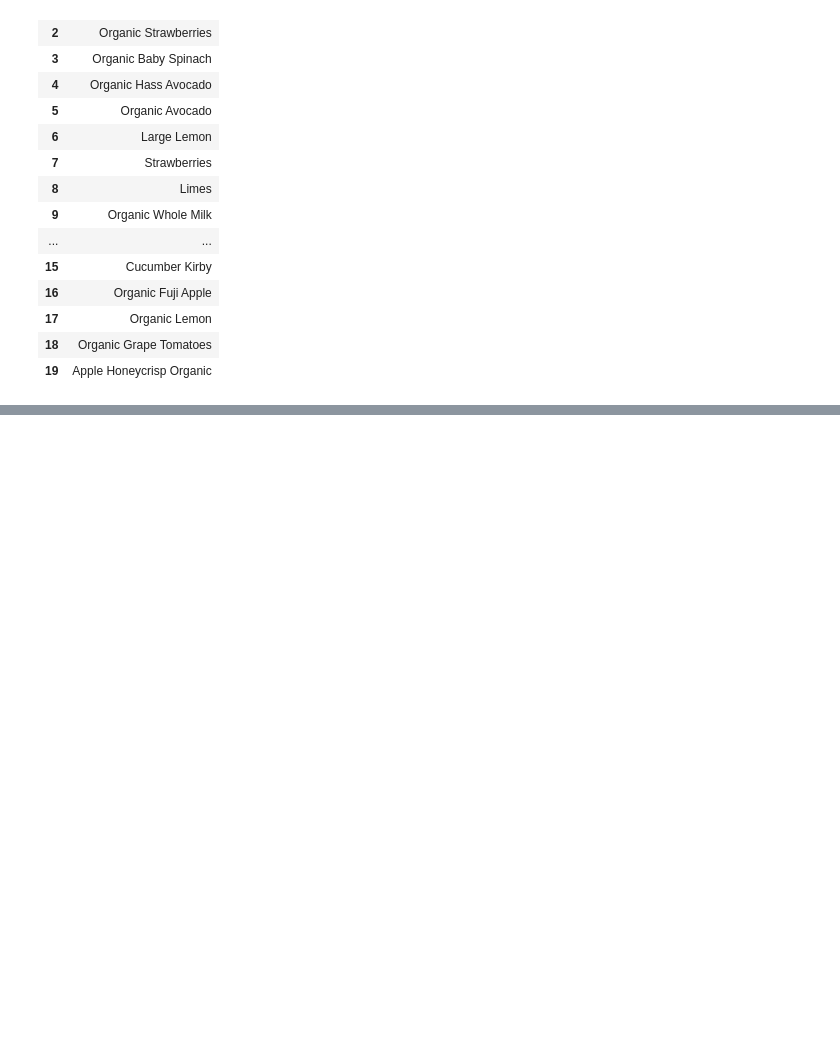
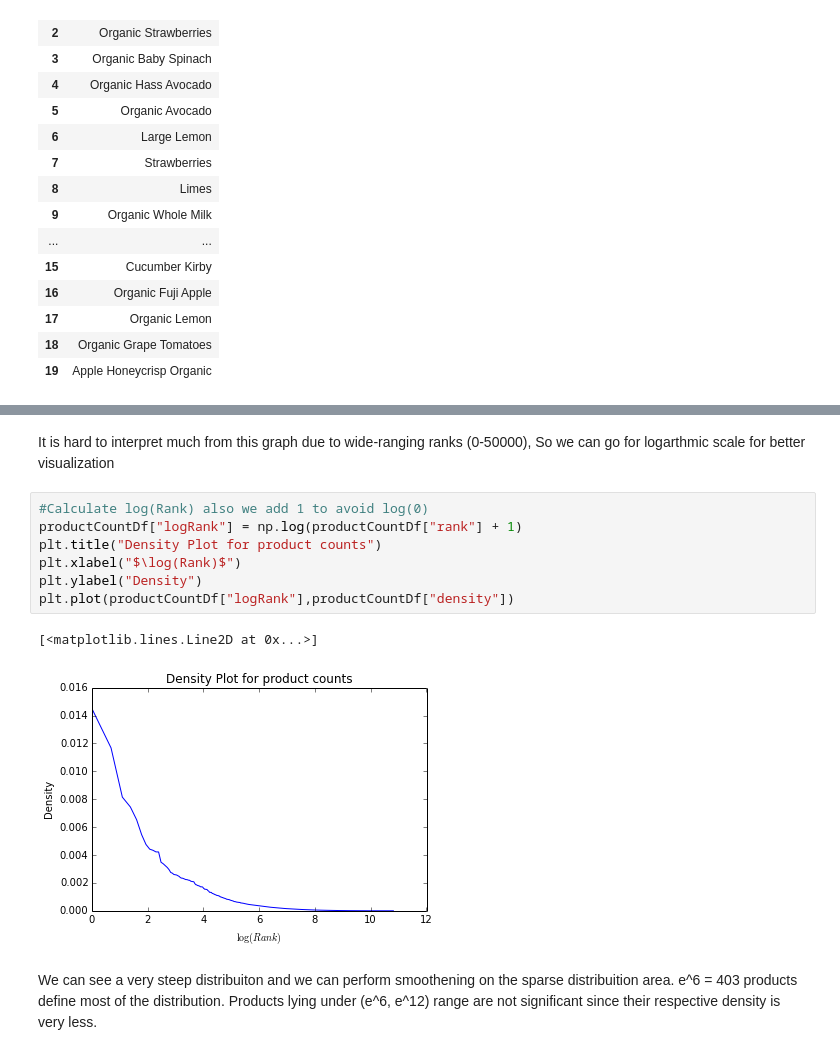
Before and after one commit to tstreamDOTh/Instacart-Market-Basket-Analysis, a Jupyter notebook: code/Data Analysis.ipynb, the cells around one changed output, grey strips where cells are left out. Saved outputs shown, nothing was run; the diff lists cells and outputs as text; blank space fills up the shorter version.

```diff
--- a/code/Data Analysis.ipynb
+++ b/code/Data Analysis.ipynb
@@ -109,0 +124,14 @@ display(topProdFrame.loc[:,["product_name"]])
+# %% [markdown]
+It is hard to interpret much from this graph due to wide-ranging ranks (0-50000), So we can go for logarthmic scale for better visualization
+# %%
+#Calculate log(Rank) also we add 1 to avoid log(0)
+productCountDf["logRank"] = np.log(productCountDf["rank"] + 1)
+plt.title("Density Plot for product counts")
+plt.xlabel("$\log(Rank)$")
+plt.ylabel("Density")
+plt.plot(productCountDf["logRank"],productCountDf["density"])
+# %% [output]
+[<matplotlib.lines.Line2D at 0x...>]
+[figure, added]
+# %% [markdown]
+We can see a very steep distribuiton and we can perform smoothening on the sparse distribuition area. e^6 = 403 products define most of the distribution. Products lying under (e^6, e^12) range are not significant since their respective density is very less.
```
Also changed, not shown: parts of 2 cells of this notebook.
